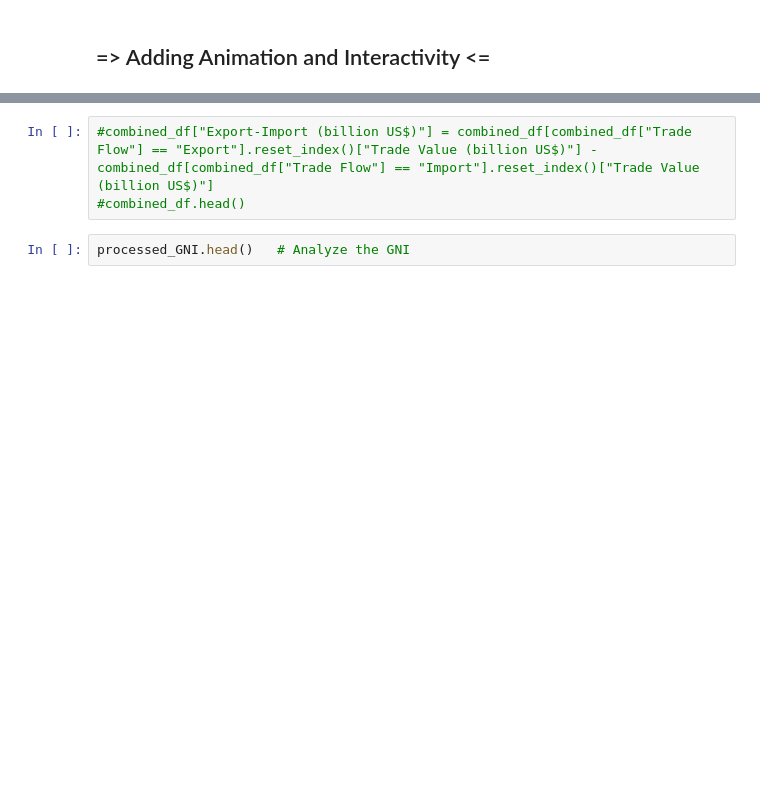
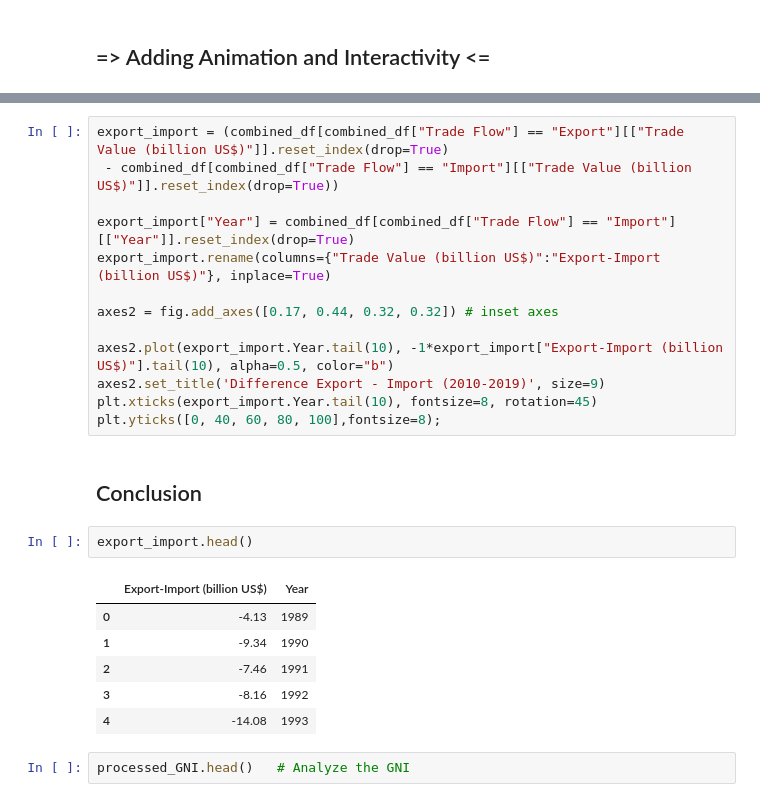
Before and after one commit to erolerdogan/Trades-Data-of-Turkey, a Jupyter notebook: src.ipynb, the cells around one changed output, grey strips where cells are left out. Saved outputs shown, nothing was run; the diff lists cells and outputs as text; blank space fills up the shorter version.

Commit message:
adding conclusions&comments and adding inner graph into import-export

```diff
--- a/src.ipynb
+++ b/src.ipynb
@@ -284,9 +284,30 @@ a = animation.FuncAnimation(fig, update, interval=150)
 # %% [output]
 [interactive output not drawn]
 [interactive output not drawn]
-# %%
-#combined_df["Export-Import (billion US$)"] = combined_df[combined_df["Trade Flow"] == "Export"].reset_index()["Trade Value (billion US$)"] - combined_df[combined_df["Trade Flow"] == "Import"].reset_index()["Trade Value (billion US$)"]
-#combined_df.head()
+# %%
+export_import = (combined_df[combined_df["Trade Flow"] == "Export"][["Trade Value (billion US$)"]].reset_index(drop=True)
+ - combined_df[combined_df["Trade Flow"] == "Import"][["Trade Value (billion US$)"]].reset_index(drop=True))
+
+export_import["Year"] = combined_df[combined_df["Trade Flow"] == "Import"][["Year"]].reset_index(drop=True)
+export_import.rename(columns={"Trade Value (billion US$)":"Export-Import (billion US$)"}, inplace=True)
+
+axes2 = fig.add_axes([0.17, 0.44, 0.32, 0.32]) # inset axes
+
+axes2.plot(export_import.Year.tail(10), -1*export_import["Export-Import (billion US$)"].tail(10), alpha=0.5, color="b")
+axes2.set_title('Difference Export - Import (2010-2019)', size=9)
+plt.xticks(export_import.Year.tail(10), fontsize=8, rotation=45)
+plt.yticks([0, 40, 60, 80, 100],fontsize=8);
+# %% [markdown]
+## Conclusion
+# %%
+export_import.head()
+# %% [output]
+|  | Export-Import (billion US$) | Year |
+| 0 | -4.13 | 1989 |
+| 1 | -9.34 | 1990 |
+| 2 | -7.46 | 1991 |
+| 3 | -8.16 | 1992 |
+| 4 | -14.08 | 1993 |
 # %%
 processed_GNI.head()   # Analyze the GNI
 # %% [output]
```
Also changed, not shown: parts of 5 cells of this notebook.
